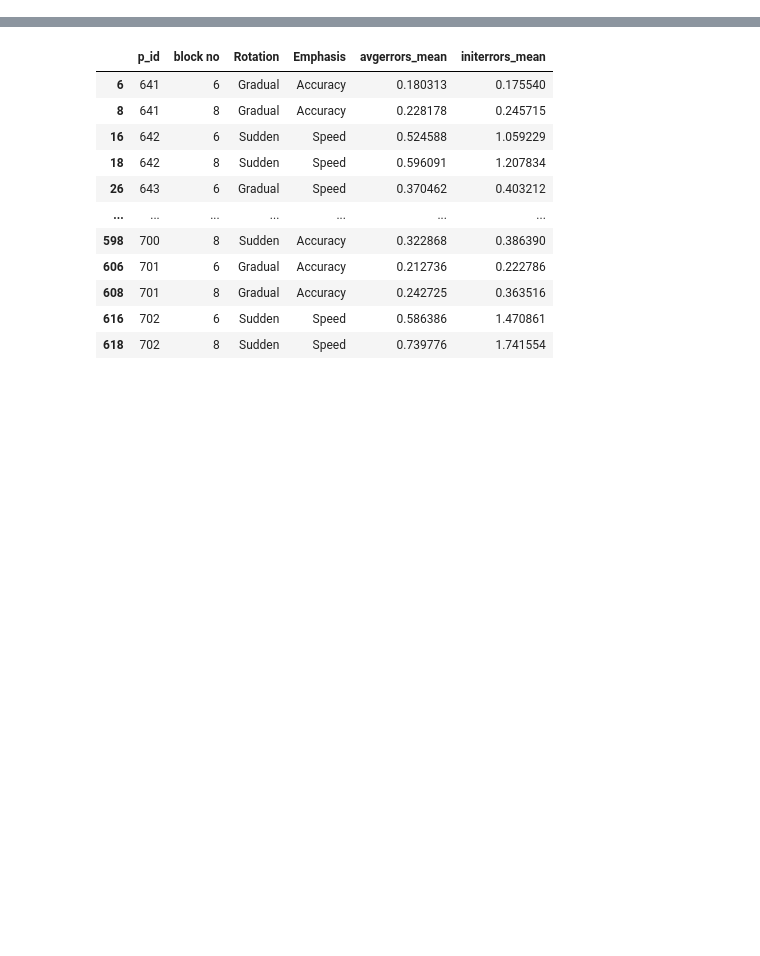
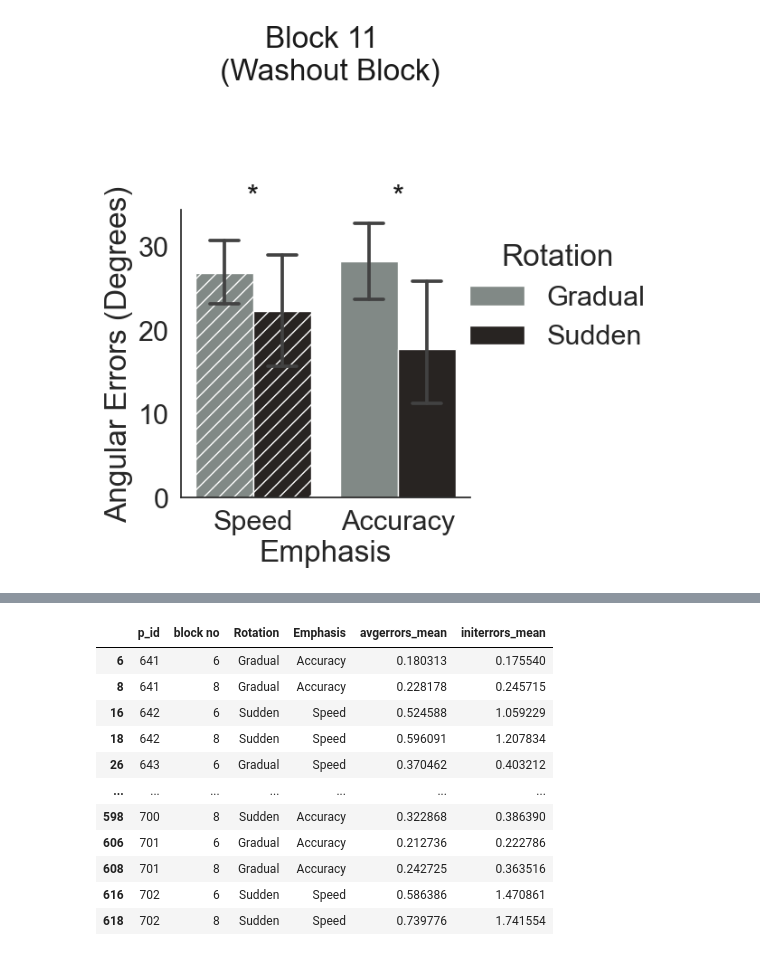
Before and after one commit to tejas-savalia/vma_behavioral, a Jupyter notebook: All experiments/experiment 1/plotting_stats copy.ipynb, the cells around one changed output, grey strips where cells are left out. Drawn from its saved outputs; the diff is of its cells as text; code cells hidden in the pictures; blank space fills up the shorter version.

```diff
--- a/All experiments/experiment 1/plotting_stats copy.ipynb
+++ b/All experiments/experiment 1/plotting_stats copy.ipynb
@@ -14,0 +18,27 @@ df_allphases = pd.read_csv('df_allphases.csv')
+# %%
+# df_blockwise['initerrors_mean_degrees'] = df_blockwise['initerrors_mean']*180/np.pi
+g = sns.catplot(x = 'Emphasis', hue = 'Rotation', y = 'initerrorsdegrees_mean', col = 'Block',
+            data = df_blockwise.loc[((df_blockwise['Block']==11))],
+            kind = 'bar', capsize = 0.2, hue_order=['Gradual', 'Sudden']
+            )
+x1, x2 = 0, 1
+y, h, col = df_blockwise.loc[(df_blockwise['Block'] == 11)]['initerrorsdegrees_mean'].max(), 0.02, 'k'
+# plt.text(0.5, y+h-15, "*", ha='center', va='bottom', color=col)
+# plt.text(0.5, y+h, "Block 10 \n (Final Rotate Block)", ha='center', va='bottom', color=col)
+
+plt.text(0.5, y+h, "Block 11 \n (Washout Block)", ha='center', va='bottom', color=col)
+plt.text(0, y+h-15, "*", ha='center', va='bottom', color=col)
+plt.text(1, y+h-15, "*", ha='center', va='bottom', color=col)
+
+
+g.set(ylabel='Angular Errors (Degrees)')
+g.set(title=None)
+
+# g.set_yl
+hatches = ['//', '', '//', '']
+for ax in g.axes.flat:
+    patches = [patch for patch in ax.patches]
+    for i, patch in enumerate(patches):
+        patch.set_hatch(hatches[i])
+# %% [output]
+[figure, added]
```
Also changed, not shown: parts of 13 cells of this notebook, 2 other files.
